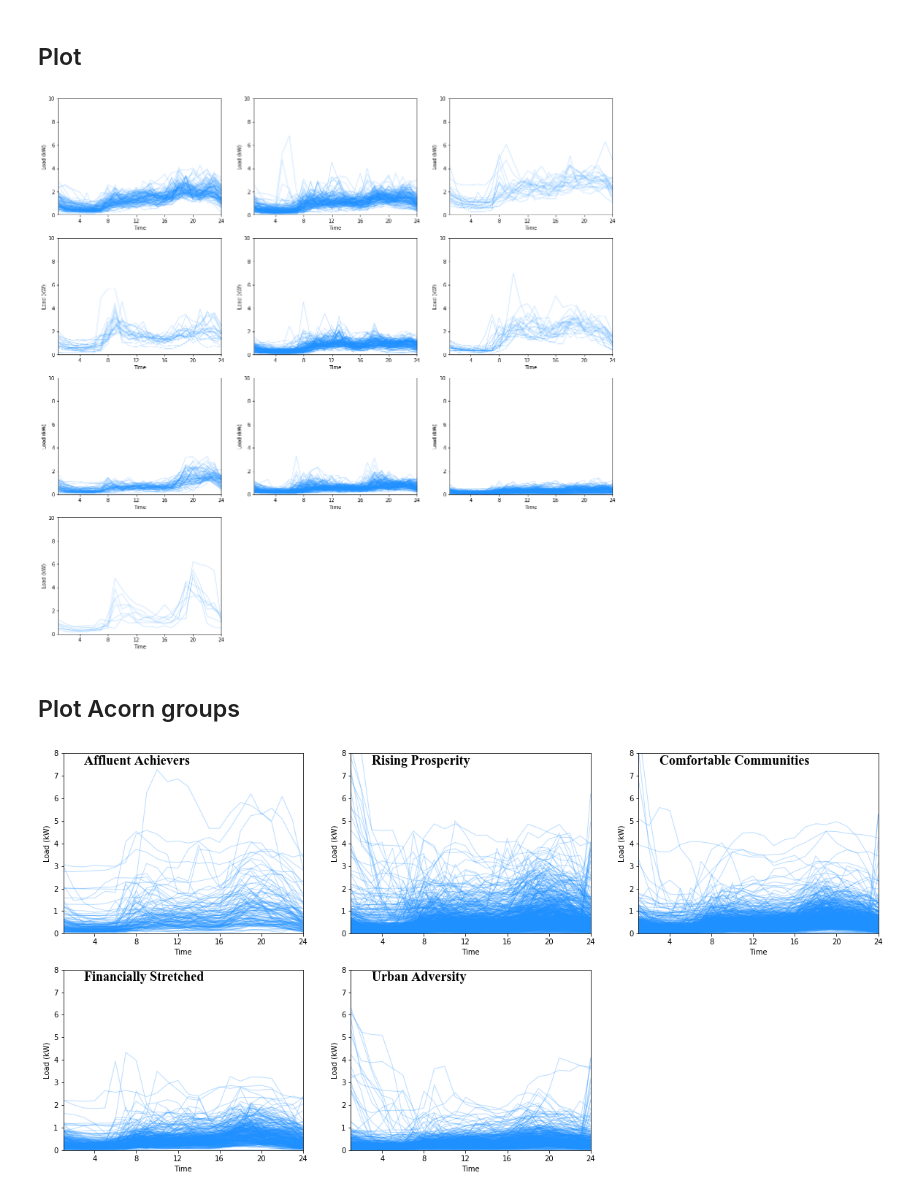
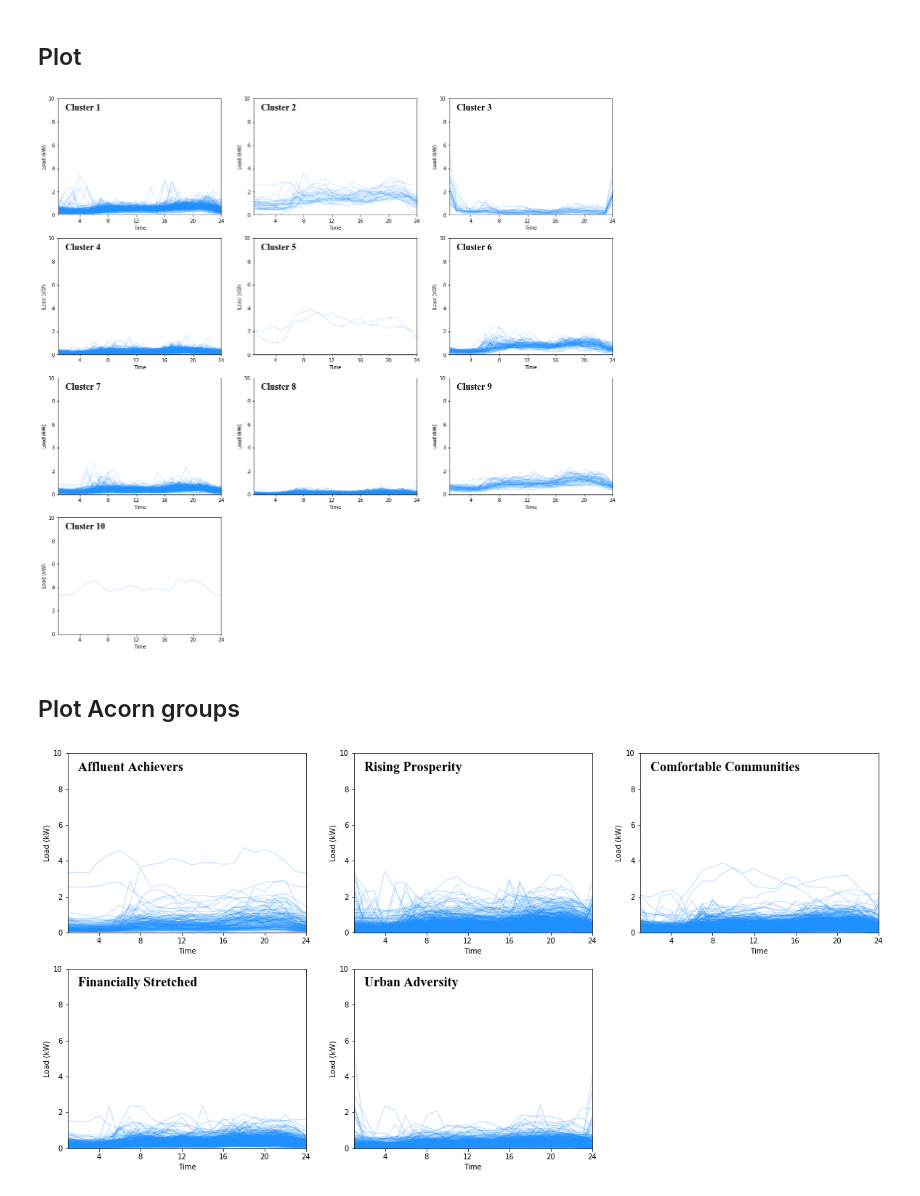
Before and after one commit to kaishxu/ProbabilisticLoadForecasting, a Jupyter notebook: clustering/clustering_point.ipynb, the cells around one changed output. Drawn from its saved outputs; the diff is of its cells as text; code cells hidden in the pictures.

Commit message:
cluster

```diff
--- a/clustering/clustering_point.ipynb
+++ b/clustering/clustering_point.ipynb
@@ -30,7 +30,7 @@ for num_clusters in range(1, 11):
 # %%
 # Hierarchical clustering (euclidean & cityblock)
 
-dist = 'euclidean'
+dist = 'cityblock'
 for num_clusters in range(1, 11):
     labels = []
     for month in tqdm(range(12)):
@@ -44,7 +44,7 @@ for num_clusters in range(1, 11):
         X = (X - np.min(X))/(np.max(X) - np.min(X))
 
         hierarchical = AgglomerativeClustering(n_clusters=num_clusters, affinity=dist, memory=None, connectivity=None,
-                                               compute_full_tree='auto', linkage='ward', pooling_func='deprecated', distance_threshold=None).fit(X)
+                                               compute_full_tree='auto', linkage='complete', pooling_func='deprecated', distance_threshold=None).fit(X)
         labels.append(hierarchical.labels_)
 
     pd.DataFrame(np.array(labels).T).to_csv('../result/' + data_set + '/cluster/point/hierarchical/' + dist + '/n_clusters_' + str(num_clusters) + '.csv', header=None, index=False)
@@ -94,7 +94,7 @@ for num_clusters in range(1, 11):
 # %%
 # Hierarchical clustering (euclidean & cityblock)
 
-dist = 'euclidean'
+dist = 'cityblock'
 for num_clusters in range(1, 11):
     labels = []
     for month in tqdm(range(12)):
@@ -109,7 +109,7 @@ for num_clusters in range(1, 11):
         X = np.hstack((X, X_extra))
 
         hierarchical = AgglomerativeClustering(n_clusters=num_clusters, affinity=dist, memory=None, connectivity=None,
-                                               compute_full_tree='auto', linkage='ward', pooling_func='deprecated', distance_threshold=None).fit(X)
+                                               compute_full_tree='auto', linkage='complete', pooling_func='deprecated', distance_threshold=None).fit(X)
         labels.append(hierarchical.labels_)
 
     pd.DataFrame(np.array(labels).T).to_csv('../result/' + data_set + '/cluster/point/hierarchical/' + dist + '/n_clusters_' + str(num_clusters) + '_acorn.csv', header=None, index=False)
@@ -120,11 +120,11 @@ for num_clusters in range(1, 11):
 import matplotlib.pyplot as plt
 %matplotlib inline
 
-data_set = 'Irish_2010'
+data_set = 'London_2013'
 method = 'hierarchical/euclidean'
 # method = 'kmeans'
 num_clusters = 10
-month = 5
+month = 1
 
 attr = pd.read_csv('../data/' + data_set + '_attr_final.csv')
 labels = pd.read_csv('../result/' + data_set + '/cluster/point/' + method + '/n_clusters_' + str(num_clusters) + '.csv', header=None)
@@ -132,23 +132,25 @@ labels = pd.read_csv('../result/' + data_set + '/cluster/point/' + method + '/n_
 # %%
 # Plot
 plt.figure(figsize=(20,25))
 for k in range(num_clusters):
     plt.subplot(5, 3, k+1)
     for i in range(len(attr)):
         id = attr['ID'][i]
         df = pd.read_csv('../data/' + data_set + '_profiles/' + str(id) + '.csv', header=None).values
         if labels[month-1][i] == k:
             plt.plot(list(range(1, 25)), df[month-1], alpha=0.3, color='dodgerblue', linewidth=1)
 
     # Plot Parameters
     plt.xlabel('Time')
     plt.ylabel('Load (kW)')
     new_ticks = np.floor(np.linspace(0, 24, 7))
     plt.xticks(new_ticks)
     plt.xlim(1, 24)
     plt.ylim(0, 10)
+    text = 'Cluster %d' %(k+1)
+    plt.text(2, 9, text, fontdict={'size': 18, 'family': 'Times New Roman', 'color': 'black'})
 # %% [output]
-[figure, old version]
+[figure, new version]
 # %% [markdown]
 ## Plot Acorn groups
 # %%
@@ -159,7 +161,7 @@ import matplotlib.pyplot as plt
 category = ['Affluent Achievers', 'Rising Prosperity', 'Comfortable Communities', 'Financially Stretched', 'Urban Adversity']
 data_set = 'London_2013'
 attr = pd.read_csv('../data/' + data_set + '_attr_final.csv')
-month = 1
+month = 6
 
 plt.figure(figsize=(20,10))
 for k in range(5):
@@ -178,6 +180,6 @@ for k in range(5):
     plt.xlim(1, 24)
     plt.ylim(0, 10)
     text = category[k]
-    plt.text(2, 7, text, fontdict={'size': 18, 'family': 'Times New Roman', 'color': 'black'})
+    plt.text(2, 9, text, fontdict={'size': 18, 'family': 'Times New Roman', 'color': 'black'})
 # %% [output]
-[figure, old version]
+[figure, new version]
```
Also changed, not shown: 2 other files.
